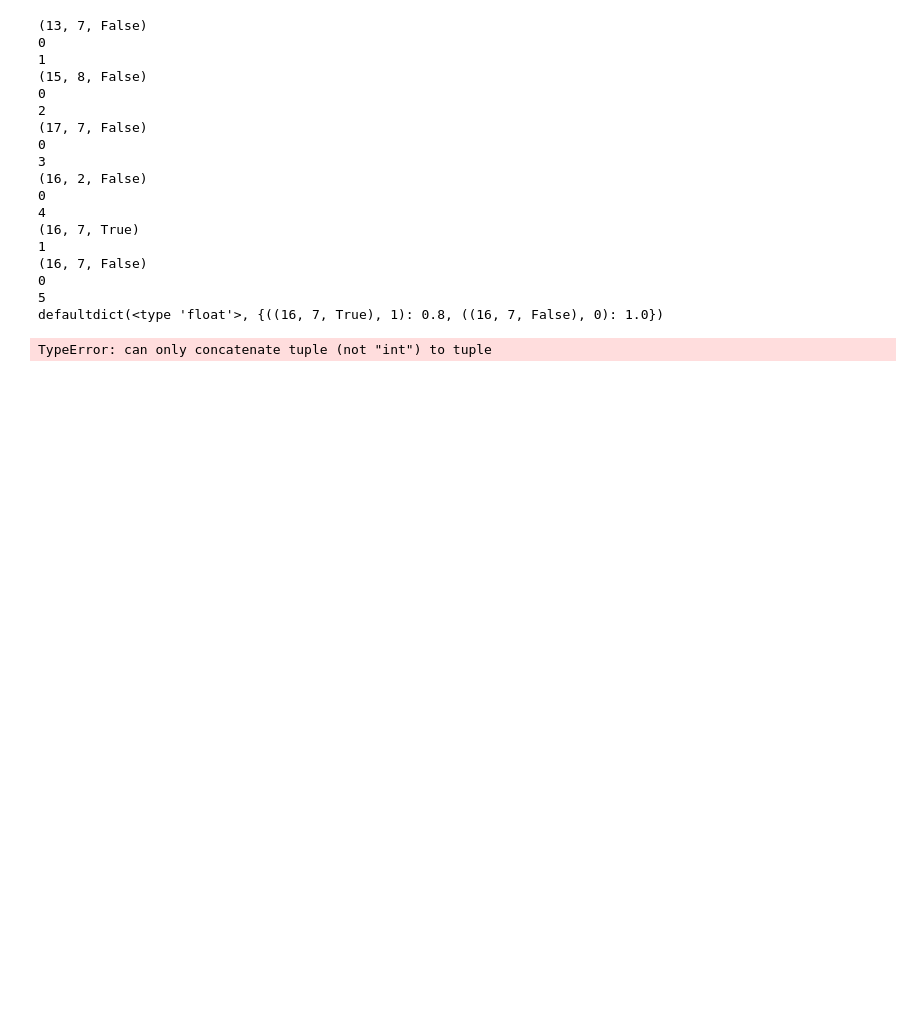
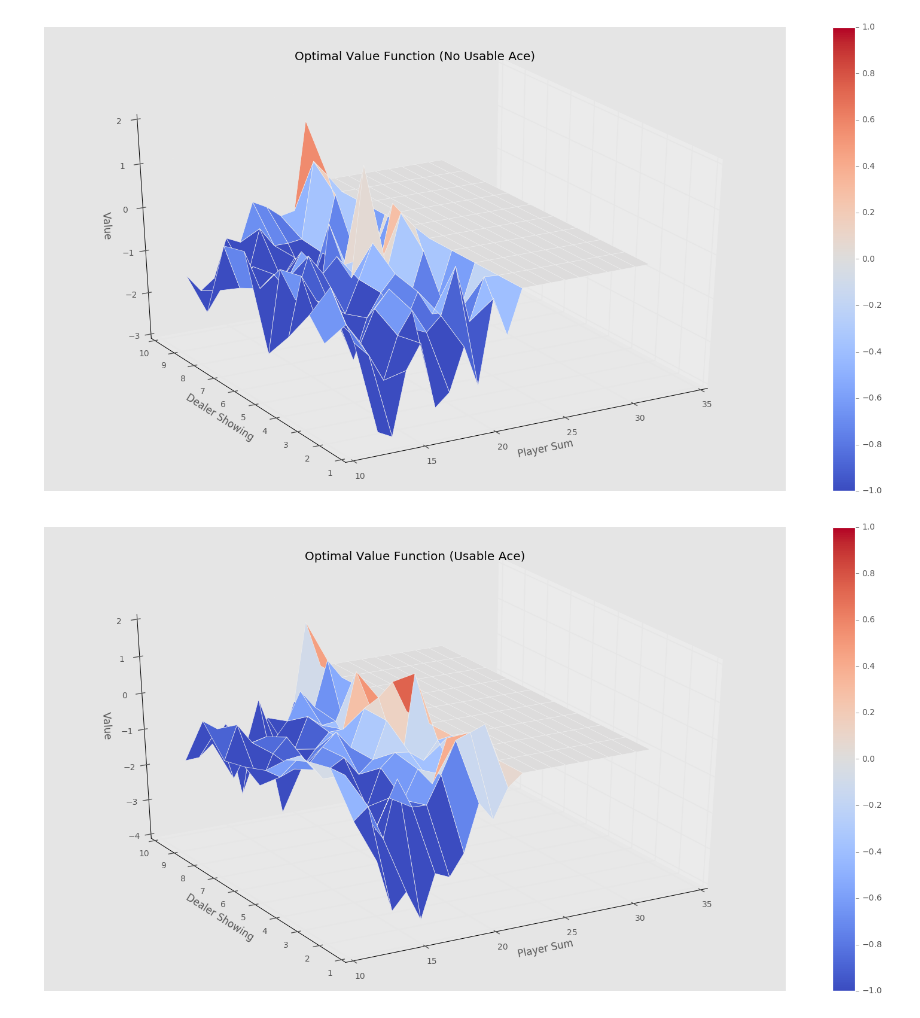
Before and after one commit to supwest/reinforcement-learning, a Jupyter notebook: MC/Off-Policy MC Control with Weighted Importance Sampling.ipynb, the cells around one changed output. Drawn from its saved outputs; the diff is of its cells as text; code cells hidden in the pictures; blank space fills up the shorter version.

Commit message:
work on Off Policy

```diff
--- a/MC/Off-Policy MC Control with Weighted Importance Sampling.ipynb
+++ b/MC/Off-Policy MC Control with Weighted Importance Sampling.ipynb
@@ -105,33 +105,20 @@ def mc_control_importance_sampling(env, num_episodes, behavior_policy, discount_
     return Q, target_policy
 # %%
 random_policy = create_random_policy(env.action_space.n)
-Q, policy = mc_control_importance_sampling(env, num_episodes=5, behavior_policy=random_policy)
+Q, policy = mc_control_importance_sampling(env, num_episodes=50000, behavior_policy=random_policy)
-# %% [output]
-(13, 7, False)
-0
-1
-(15, 8, False)
-0
-2
-(17, 7, False)
-0
-3
-(16, 2, False)
-0
-4
-(16, 7, True)
-1
-(16, 7, False)
-0
-5
-defaultdict(<type 'float'>, {((16, 7, True), 1): 0.8, ((16, 7, False), 0): 1.0})
 # %%
 # For plotting: Create value function from action-value function
 # by picking the best action at each state
 V = defaultdict(float)
 for state, action_values in Q.items():
+    #print state
+    state2 = state[0]
+    #print action_values
     action_value = np.max(action_values)
-    V[state] = action_value
+    V[state2] = action_value
+    #print V
+    #print action_value
 plotting.plot_value_function(V, title="Optimal Value Function")
 # %% [output]
-TypeError: can only concatenate tuple (not "int") to tuple
+[figure, added]
+[figure, added]
```
Also changed, not shown: parts of 1 cell of this notebook, 1 other file.
